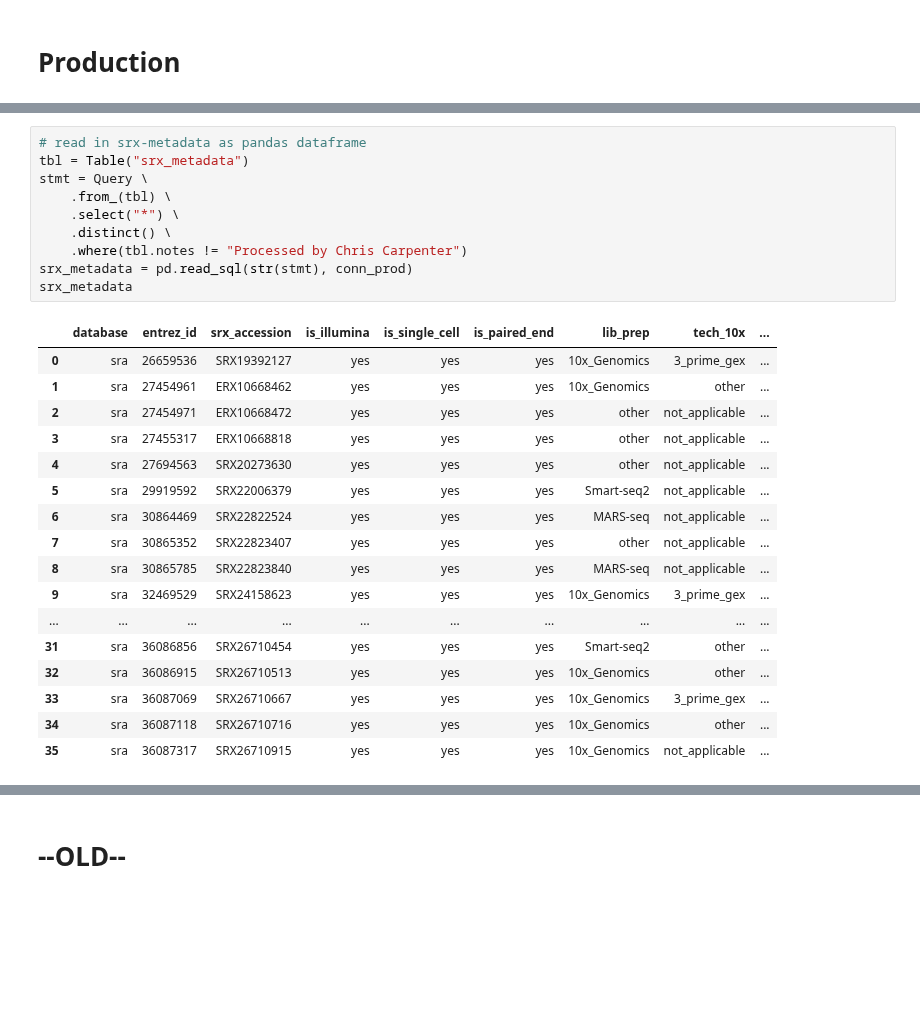
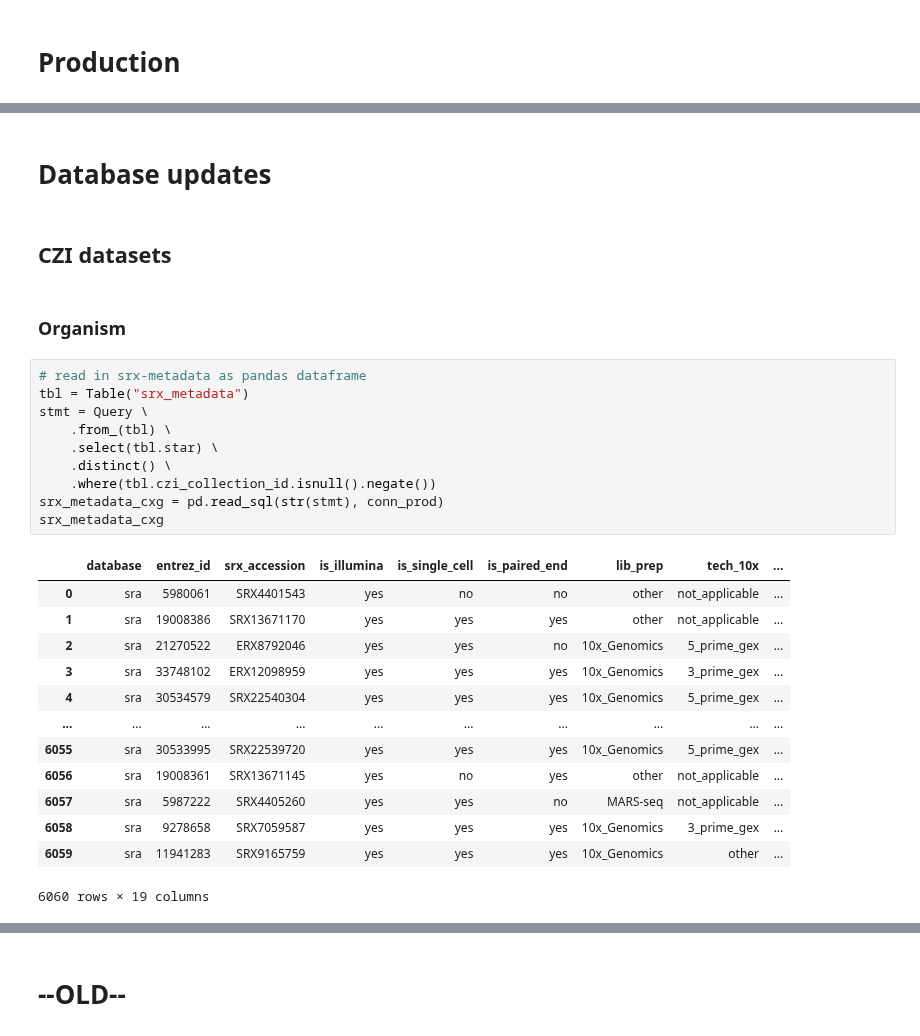
Before and after one commit to timoast/SRAgent, a Jupyter notebook: notebooks/db_check.ipynb, the cells around one changed output, grey strips where cells are left out. Drawn from its saved outputs; the diff is of its cells as text; blank space fills up the shorter version.

```diff
--- a/notebooks/db_check.ipynb
+++ b/notebooks/db_check.ipynb
@@ -63,28 +65,30 @@ ERX11662340     velocyto        0
+# %% [markdown]
+# Database updates
+# %% [markdown]
+## CZI datasets
+# %% [markdown]
+### Organism
 # %%
 # read in srx-metadata as pandas dataframe
 tbl = Table("srx_metadata")
 stmt = Query \
     .from_(tbl) \
-    .select("*") \
+    .select(tbl.star) \
     .distinct() \
-    .where(tbl.notes != "Processed by Chris Carpenter")
-srx_metadata = pd.read_sql(str(stmt), conn_prod)
-srx_metadata
+    .where(tbl.czi_collection_id.isnull().negate())
+srx_metadata_cxg = pd.read_sql(str(stmt), conn_prod)
+srx_metadata_cxg
 # %% [output]
 |  | database | entrez_id | srx_accession | is_illumina | is_single_cell | is_paired_end | lib_prep | tech_10x | ... |
-| 0 | sra | 26659536 | SRX19392127 | yes | yes | yes | 10x_Genomics | 3_prime_gex | ... |
-| 1 | sra | 27454961 | ERX10668462 | yes | yes | yes | 10x_Genomics | other | ... |
-| 2 | sra | 27454971 | ERX10668472 | yes | yes | yes | other | not_applicable | ... |
-| 3 | sra | 27455317 | ERX10668818 | yes | yes | yes | other | not_applicable | ... |
-| 4 | sra | 27694563 | SRX20273630 | yes | yes | yes | other | not_applicable | ... |
-| 5 | sra | 29919592 | SRX22006379 | yes | yes | yes | Smart-seq2 | not_applicable | ... |
-| 6 | sra | 30864469 | SRX22822524 | yes | yes | yes | MARS-seq | not_applicable | ... |
-| 7 | sra | 30865352 | SRX22823407 | yes | yes | yes | other | not_applicable | ... |
-| 8 | sra | 30865785 | SRX22823840 | yes | yes | yes | MARS-seq | not_applicable | ... |
-| 9 | sra | 32469529 | SRX24158623 | yes | yes | yes | 10x_Genomics | 3_prime_gex | ... |
+| 0 | sra | 5980061 | SRX4401543 | yes | no | no | other | not_applicable | ... |
+| 1 | sra | 19008386 | SRX13671170 | yes | yes | yes | other | not_applicable | ... |
+| 2 | sra | 21270522 | ERX8792046 | yes | yes | no | 10x_Genomics | 5_prime_gex | ... |
+| 3 | sra | 33748102 | ERX12098959 | yes | yes | yes | 10x_Genomics | 3_prime_gex | ... |
+| 4 | sra | 30534579 | SRX22540304 | yes | yes | yes | 10x_Genomics | 5_prime_gex | ... |
 | ... | ... | ... | ... | ... | ... | ... | ... | ... | ... |
-| 31 | sra | 36086856 | SRX26710454 | yes | yes | yes | Smart-seq2 | other | ... |
-| 32 | sra | 36086915 | SRX26710513 | yes | yes | yes | 10x_Genomics | other | ... |
-| 33 | sra | 36087069 | SRX26710667 | yes | yes | yes | 10x_Genomics | 3_prime_gex | ... |
-| 34 | sra | 36087118 | SRX26710716 | yes | yes | yes | 10x_Genomics | other | ... |
-| 35 | sra | 36087317 | SRX26710915 | yes | yes | yes | 10x_Genomics | not_applicable | ... |
+| 6055 | sra | 30533995 | SRX22539720 | yes | yes | yes | 10x_Genomics | 5_prime_gex | ... |
+| 6056 | sra | 19008361 | SRX13671145 | yes | no | yes | other | not_applicable | ... |
+| 6057 | sra | 5987222 | SRX4405260 | yes | yes | no | MARS-seq | not_applicable | ... |
+| 6058 | sra | 9278658 | SRX7059587 | yes | yes | yes | 10x_Genomics | 3_prime_gex | ... |
+| 6059 | sra | 11941283 | SRX9165759 | yes | yes | yes | 10x_Genomics | other | ... |
+6060 rows × 19 columns
```
Also changed, not shown: parts of 10 cells of this notebook, 2 other files.
